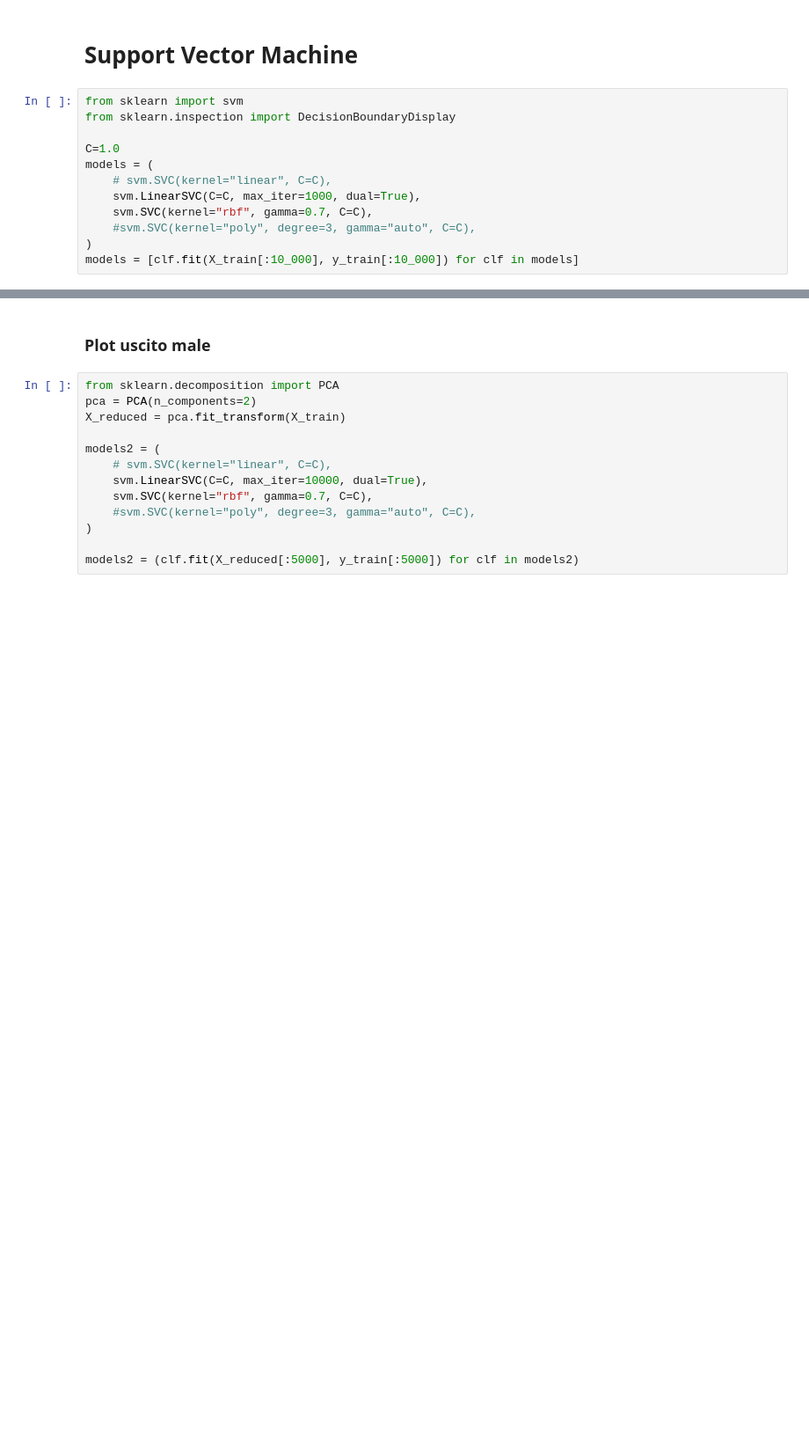
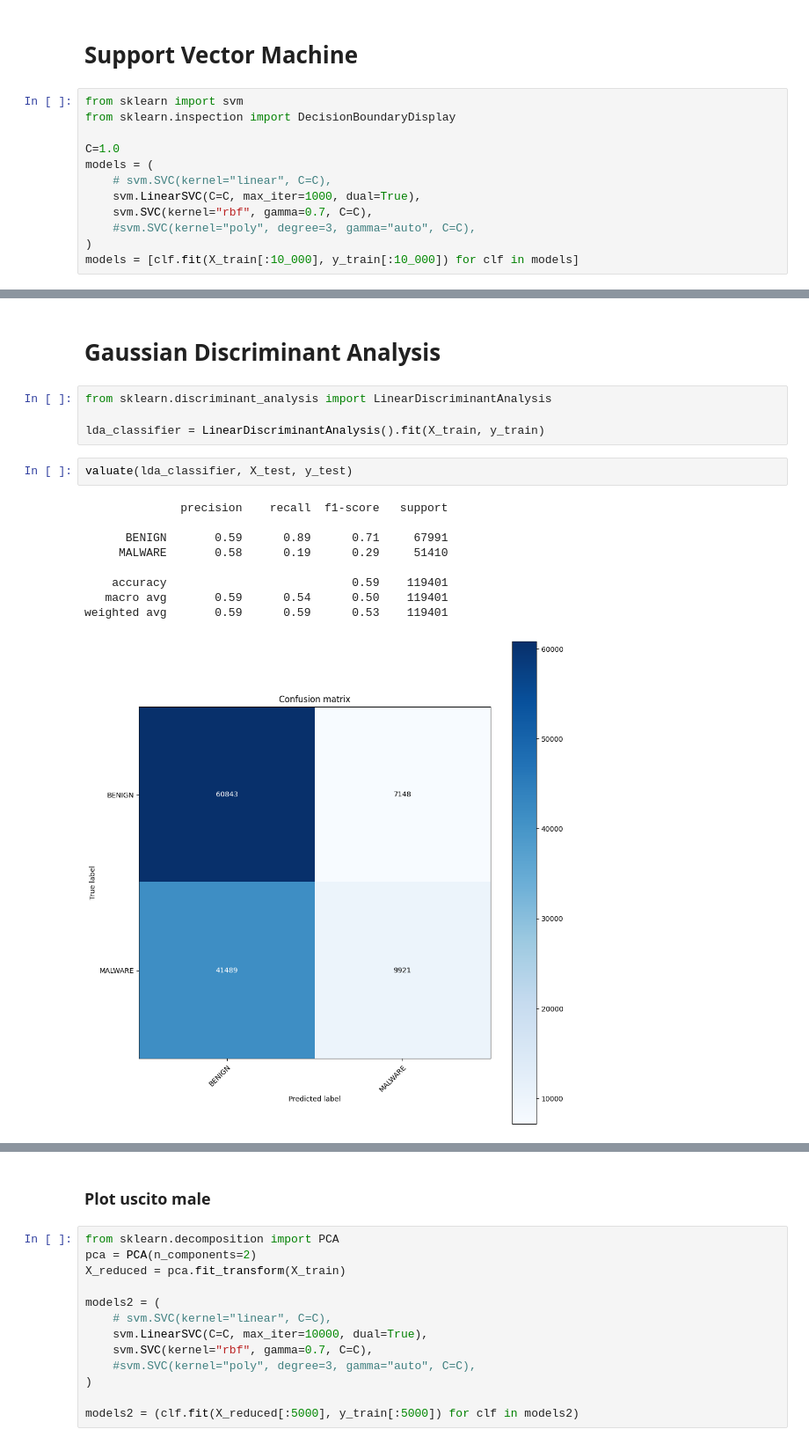
Before and after one commit to Alessandrostr95/progetto_machine_learning, a Jupyter notebook: progetto_ml.ipynb, the cells around one changed output, grey strips where cells are left out. Shown at 88% size. Drawn from its saved outputs; the diff is of its cells as text; blank space fills up the shorter version.

```diff
--- a/progetto_ml.ipynb
+++ b/progetto_ml.ipynb
@@ -233,0 +282,18 @@ weighted avg       0.75      0.56      0.41      4000
+# %% [markdown]
+# Gaussian Discriminant Analysis
+# %%
+from sklearn.discriminant_analysis import LinearDiscriminantAnalysis
+
+lda_classifier = LinearDiscriminantAnalysis().fit(X_train, y_train)
+# %%
+valuate(lda_classifier, X_test, y_test)
+# %% [output]
+              precision    recall  f1-score   support
+
+      BENIGN       0.59      0.89      0.71     67991
+     MALWARE       0.58      0.19      0.29     51410
+
+    accuracy                           0.59    119401
+   macro avg       0.59      0.54      0.50    119401
+weighted avg       0.59      0.59      0.53    119401
+[figure, added]
```
Also changed, not shown: parts of 21 cells of this notebook.
